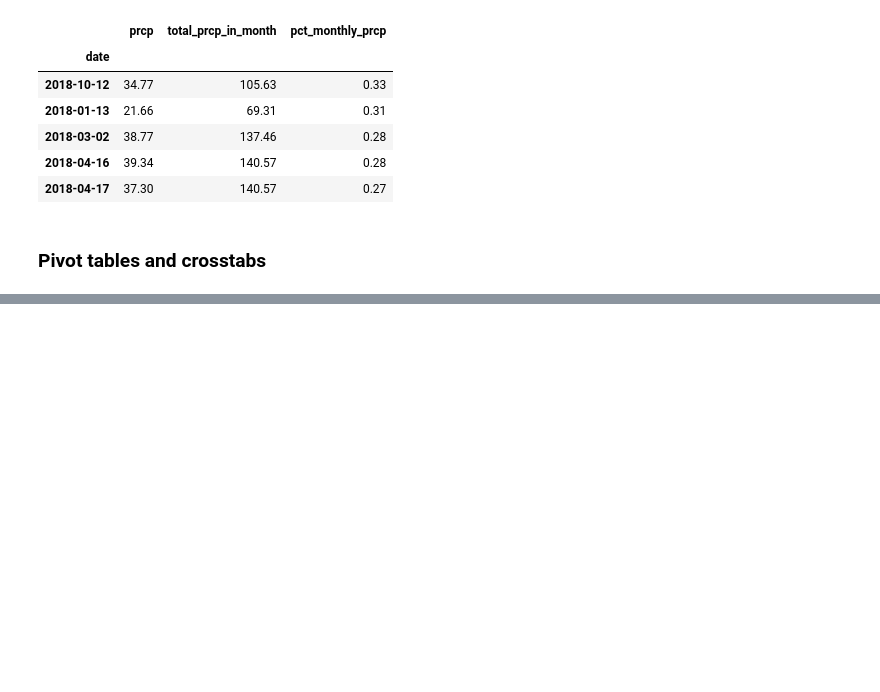
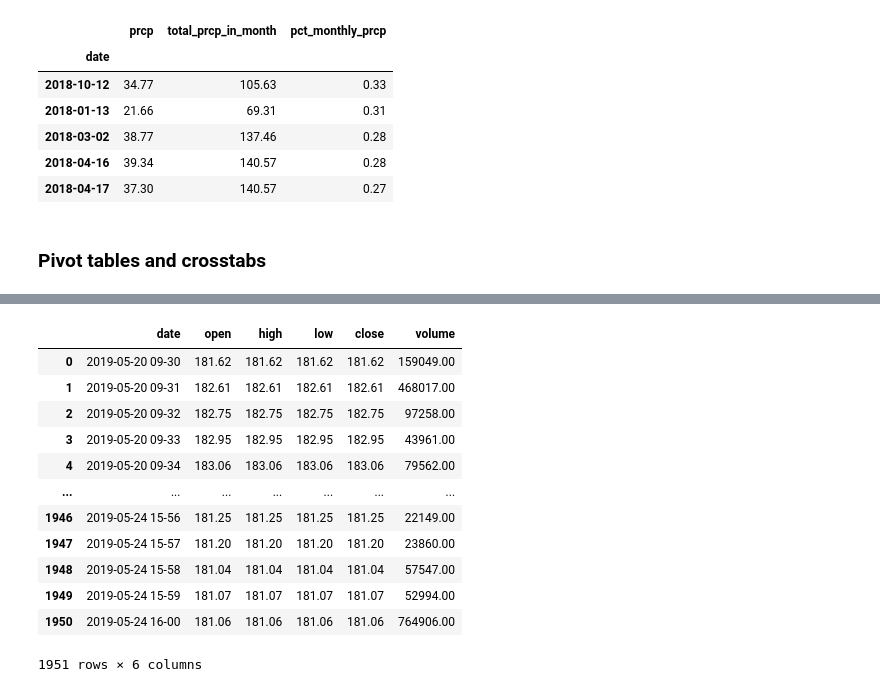
Before and after one commit to pydatawrangler/eda_ref, a Jupyter notebook: hands_on_pandas/notebooks/08_hands_on_pandas_chap4_pg228.ipynb, the cells around one changed output, grey strips where cells are left out. Cells and saved outputs as stored; diff of their text form; code cells hidden in the pictures; blank space fills up the shorter version.

```diff
--- a/hands_on_pandas/notebooks/08_hands_on_pandas_chap4_pg228.ipynb
+++ b/hands_on_pandas/notebooks/08_hands_on_pandas_chap4_pg228.ipynb
@@ -222,0 +366,16 @@ Name: value, dtype: float64
+# %%
+pd.read_csv('../data/fb_week_of_may_20_per_minute.csv')
+# %% [output]
+|  | date | open | high | low | close | volume |
+| 0 | 2019-05-20 09-30 | 181.62 | 181.62 | 181.62 | 181.62 | 159049.00 |
+| 1 | 2019-05-20 09-31 | 182.61 | 182.61 | 182.61 | 182.61 | 468017.00 |
+| 2 | 2019-05-20 09-32 | 182.75 | 182.75 | 182.75 | 182.75 | 97258.00 |
+| 3 | 2019-05-20 09-33 | 182.95 | 182.95 | 182.95 | 182.95 | 43961.00 |
+| 4 | 2019-05-20 09-34 | 183.06 | 183.06 | 183.06 | 183.06 | 79562.00 |
+| ... | ... | ... | ... | ... | ... | ... |
+| 1946 | 2019-05-24 15-56 | 181.25 | 181.25 | 181.25 | 181.25 | 22149.00 |
+| 1947 | 2019-05-24 15-57 | 181.20 | 181.20 | 181.20 | 181.20 | 23860.00 |
+| 1948 | 2019-05-24 15-58 | 181.04 | 181.04 | 181.04 | 181.04 | 57547.00 |
+| 1949 | 2019-05-24 15-59 | 181.07 | 181.07 | 181.07 | 181.07 | 52994.00 |
+| 1950 | 2019-05-24 16-00 | 181.06 | 181.06 | 181.06 | 181.06 | 764906.00 |
+1951 rows × 6 columns
```
Also changed, not shown: parts of 47 cells of this notebook, 1 other file.
